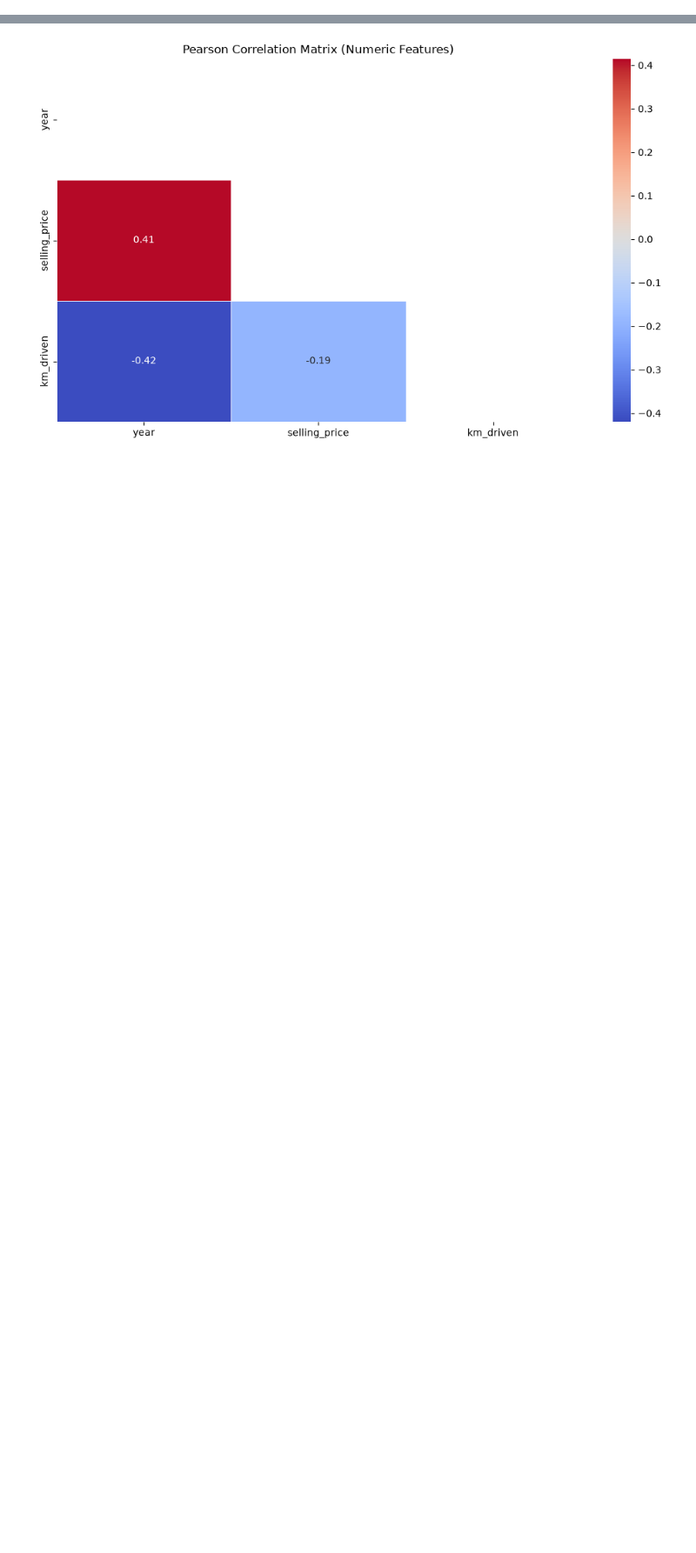
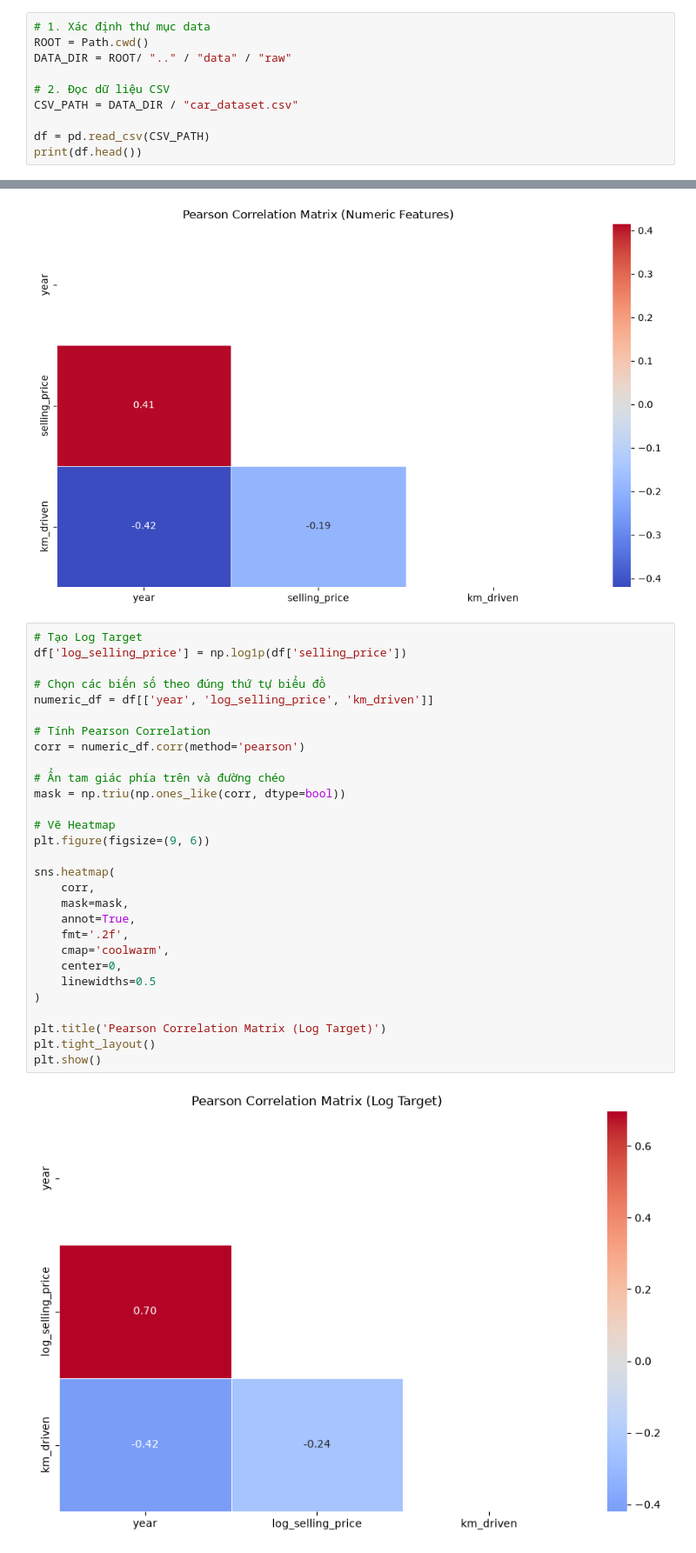
Before and after one commit to HaiDang193/Salary-Prediction, a Jupyter notebook: notebooks/02_eda.ipynb, the cells around one changed output, grey strips where cells are left out. Shown at 87% size. Drawn from its saved outputs; the diff is of its cells as text; blank space fills up the shorter version.

```diff
--- a/notebooks/02_eda.ipynb
+++ b/notebooks/02_eda.ipynb
@@ -28,0 +20,10 @@ df.head()
+# %%
+# 1. Xác định thư mục data
+ROOT = Path.cwd()
+DATA_DIR = ROOT/ ".." / "data" / "raw"
+
+# 2. Đọc dữ liệu CSV
+CSV_PATH = DATA_DIR / "car_dataset.csv"
+
+df = pd.read_csv(CSV_PATH)
+print(df.head())
@@ -191,6 +206,37 @@ plt.tight_layout()
 plt.show()
 # %% [output]
 [figure]
+# %%
+# Tạo Log Target
+df['log_selling_price'] = np.log1p(df['selling_price'])
+
+# Chọn các biến số theo đúng thứ tự biểu đồ
+numeric_df = df[['year', 'log_selling_price', 'km_driven']]
+
+# Tính Pearson Correlation
+corr = numeric_df.corr(method='pearson')
+
+# Ẩn tam giác phía trên và đường chéo
+mask = np.triu(np.ones_like(corr, dtype=bool))
+
+# Vẽ Heatmap
+plt.figure(figsize=(9, 6))
+
+sns.heatmap(
+    corr,
+    mask=mask,
+    annot=True,
+    fmt='.2f',
+    cmap='coolwarm',
+    center=0,
+    linewidths=0.5
+)
+
+plt.title('Pearson Correlation Matrix (Log Target)')
+plt.tight_layout()
+plt.show()
+# %% [output]
+[figure, added]
 # %% [markdown]
 Correlation Analysis – Phân tích tương quan Pearson
 
```
Also changed, not shown: parts of 2 cells of this notebook.
